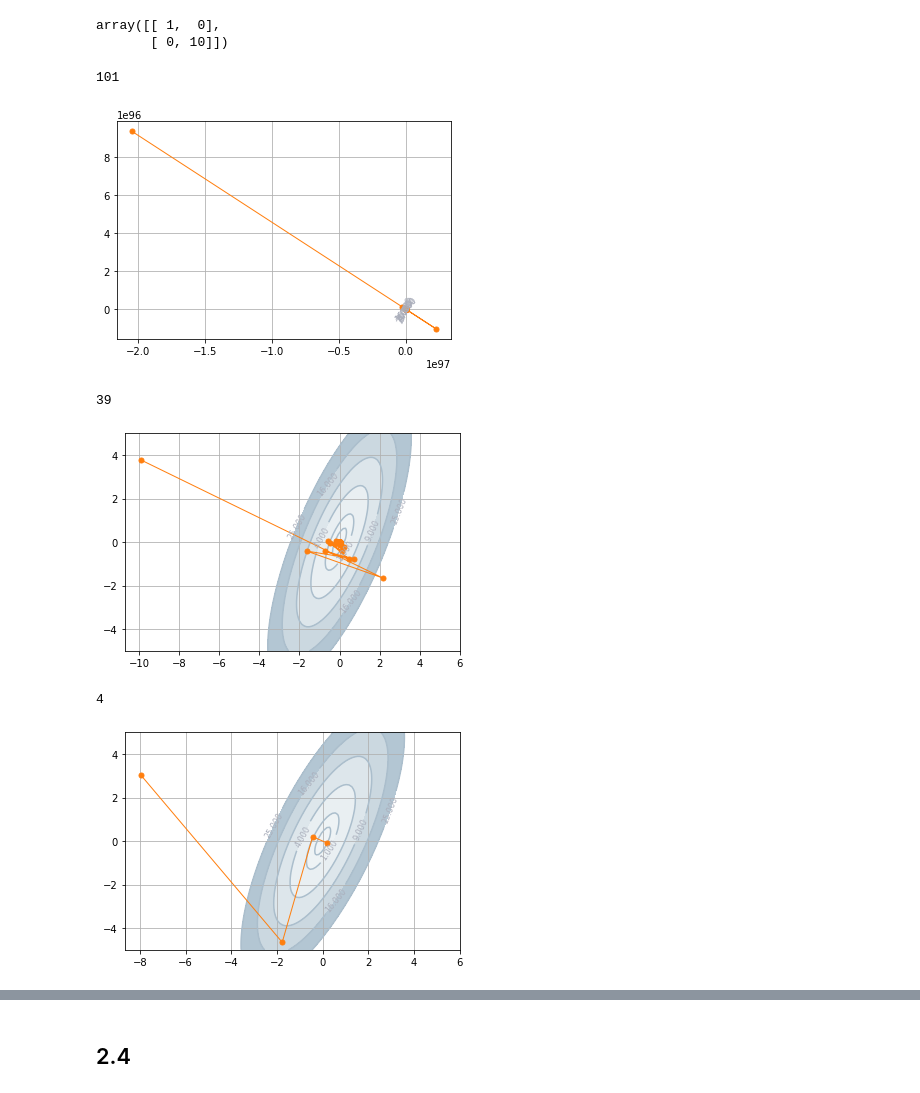
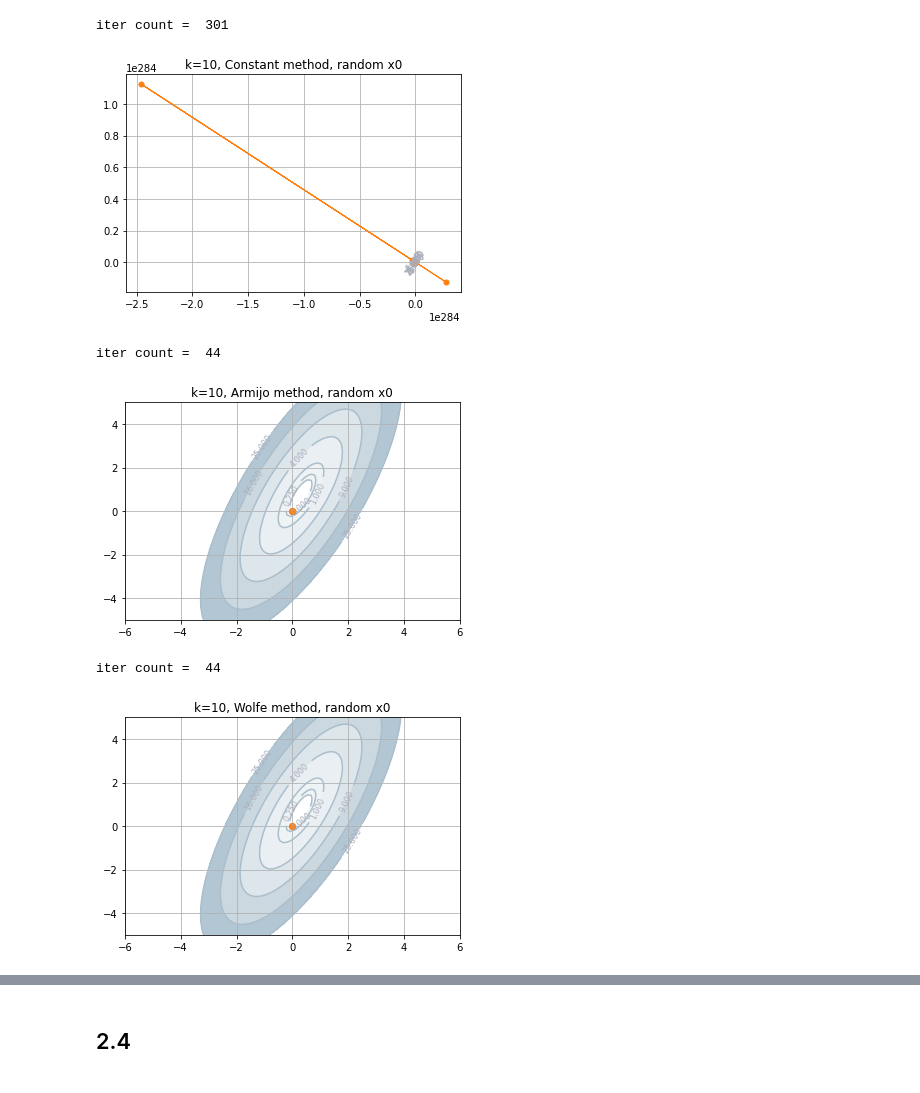
Before and after one commit to voiteshonok/made_opt_in_ml, a Jupyter notebook: homework_2/Research.ipynb, the cells around one changed output, grey strips where cells are left out. Drawn from its saved outputs; the diff is of its cells as text; code cells hidden in the pictures.

```diff
--- a/homework_2/Research.ipynb
+++ b/homework_2/Research.ipynb
@@ -48,38 +18,40 @@ S_2 = S(2)
 # %%
 A = np.diag([1, k])
-A
+b = np.random.random(2)
-# %% [output]
-array([[ 1,  0],
-       [ 0, 10]])
 # %%
-mat = S_2.dot(A).dot(S_2.T)
+mat_10 = S_2.dot(A).dot(S_2.T)
+# %%
+x_0 = np.array([10.0, 1.5])
 # %%
-oracle = oracles.QuadraticOracle(mat, np.zeros(2))
-m = methods.GradientDescent(oracle, np.array([10.0, 1.5]), line_search_options={"method": "Constant"})
-m.run()
+oracle = oracles.QuadraticOracle(mat_10, b)
+m = methods.GradientDescent(oracle, x_0, line_search_options={"method": "Constant"})
+m.run(300)
+plt.title("k=10, Constant method, random x0")
 plot_trajectory_2d.plot_levels(oracle.func)
 plot_trajectory_2d.plot_trajectory(oracle.func, m.hist["x"])
-print(len(m.hist["x"]))
+print("iter count = ", len(m.hist["x"]))
 # %% [output]
-101
+iter count =  301
-[figure, old version]
+[figure, new version]
 # %%
-oracle = oracles.QuadraticOracle(mat, np.zeros(2))
-m = methods.GradientDescent(oracle, np.array([10.0, 1.5]), line_search_options={"method": "Armijo"})
-m.run()
+oracle = oracles.QuadraticOracle(mat_10, b)
+m = methods.GradientDescent(oracle, x_0, line_search_options={"method": "Armijo"})
+m.run(300)
+plt.title("k=10, Armijo method, random x0")
 plot_trajectory_2d.plot_levels(oracle.func)
 plot_trajectory_2d.plot_trajectory(oracle.func, m.hist["x"])
-print(len(m.hist["x"]))
+print("iter count = ", len(m.hist["x"]))
 # %% [output]
-39
+iter count =  44
-[figure, old version]
+[figure, new version]
 # %%
-oracle = oracles.QuadraticOracle(mat, np.zeros(2))
-m = methods.GradientDescent(oracle, np.array([10.0, 1.5]), line_search_options={"method": "Wolfe"})
+oracle = oracles.QuadraticOracle(mat_10, b)
+m = methods.GradientDescent(oracle, x_0, line_search_options={"method": "Wolfe"})
 m.run()
+plt.title("k=10, Wolfe method, random x0")
 plot_trajectory_2d.plot_levels(oracle.func)
 plot_trajectory_2d.plot_trajectory(oracle.func, m.hist["x"])
-print(len(m.hist["x"]))
+print("iter count = ", len(m.hist["x"]))
 # %% [output]
-4
+iter count =  44
-[figure, old version]
+[figure, new version]
```
Also changed, not shown: parts of 60 cells of this notebook.
